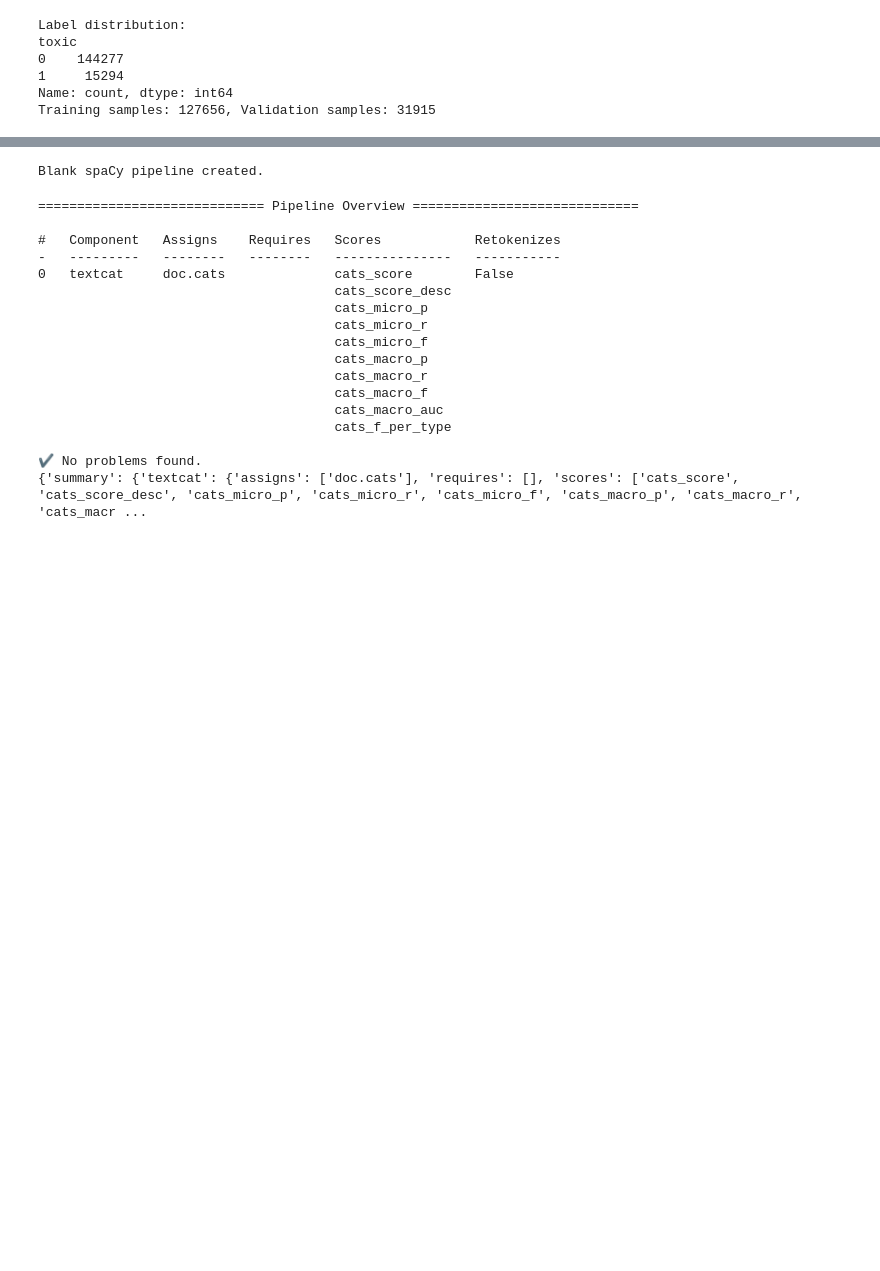
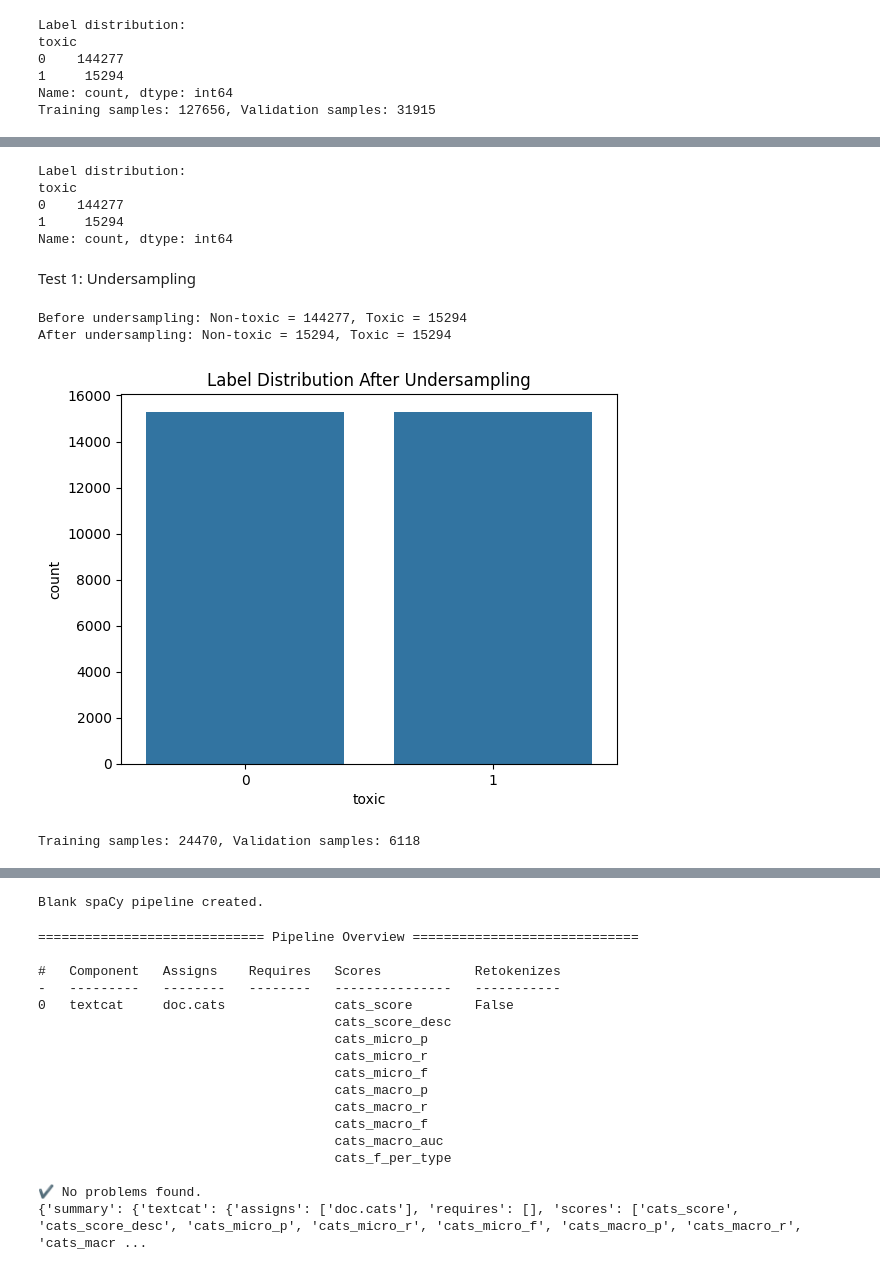
Before and after one commit to marthakatharina/ML-toxic-comments, a Jupyter notebook: Toxic comments/Toxic_Label_NLP_Project.ipynb, the cells around one changed output, grey strips where cells are left out. Cells and saved outputs as stored; diff of their text form; code cells hidden in the pictures; blank space fills up the shorter version.

Commit message:
added EDA, NTLK and a test with undersampling for balancing lables

```diff
--- a/Toxic comments/Toxic_Label_NLP_Project.ipynb
+++ b/Toxic comments/Toxic_Label_NLP_Project.ipynb
@@ -75,3 +187,58 @@ Training samples: 127656, Validation samples: 31915
+# %%
+# Define input (comments) and output (labels)
+X = train_data['comment_text']
+y = train_data['toxic']  # Single label for toxicity
+
+# Inspect label distribution
+print("Label distribution:")
+print(y.value_counts())  # Check class counts
+# %% [output]
+Label distribution:
+toxic
+0    144277
+1     15294
+Name: count, dtype: int64
+# %% [markdown]
+Test 1: Undersampling
+# %%
+# Separate toxic and non-toxic samples
+toxic = train_data[train_data['toxic'] == 1]
+non_toxic = train_data[train_data['toxic'] == 0]
+
+# Display the number of samples in each class before undersampling
+print(f"Before undersampling: Non-toxic = {len(non_toxic)}, Toxic = {len(toxic)}")
+
+# Undersample non-toxic class to match the number of toxic samples
+non_toxic_undersampled = non_toxic.sample(len(toxic), random_state=42)
+
+# Combine undersampled non-toxic samples with toxic samples
+balanced_data = pd.concat([toxic, non_toxic_undersampled], axis=0)
+
+# Shuffle the combined dataset
+balanced_data = balanced_data.sample(frac=1, random_state=42).reset_index(drop=True)
+
+# Display the number of samples in each class after undersampling
+print(f"After undersampling: Non-toxic = {balanced_data['toxic'].value_counts()[0]}, Toxic = {balanced_data['toxic'].value_counts()[1]}")
+
+# Verify label distribution
+sns.countplot(x='toxic', data=balanced_data)
+plt.title('Label Distribution After Undersampling')
+plt.show()
+# %% [output]
+Before undersampling: Non-toxic = 144277, Toxic = 15294
+After undersampling: Non-toxic = 15294, Toxic = 15294
+[figure, added]
+# %%
+# Define input and output for balanced dataset
+X_balanced = balanced_data['comment_text']
+y_balanced = balanced_data['toxic']
+
+# Split into training and validation sets (80% train, 20% validation)
+X_train, X_val, y_train, y_val = train_test_split(X_balanced, y_balanced, test_size=0.2, random_state=42)
+
+print(f"Training samples: {len(X_train)}, Validation samples: {len(X_val)}")
+# %% [output]
+Training samples: 24470, Validation samples: 6118
 # %%
 # Function to transform the data into spaCy format
 def prepare_spacy_data(comments, labels):
```
Also changed, not shown: parts of 13 cells of this notebook.
